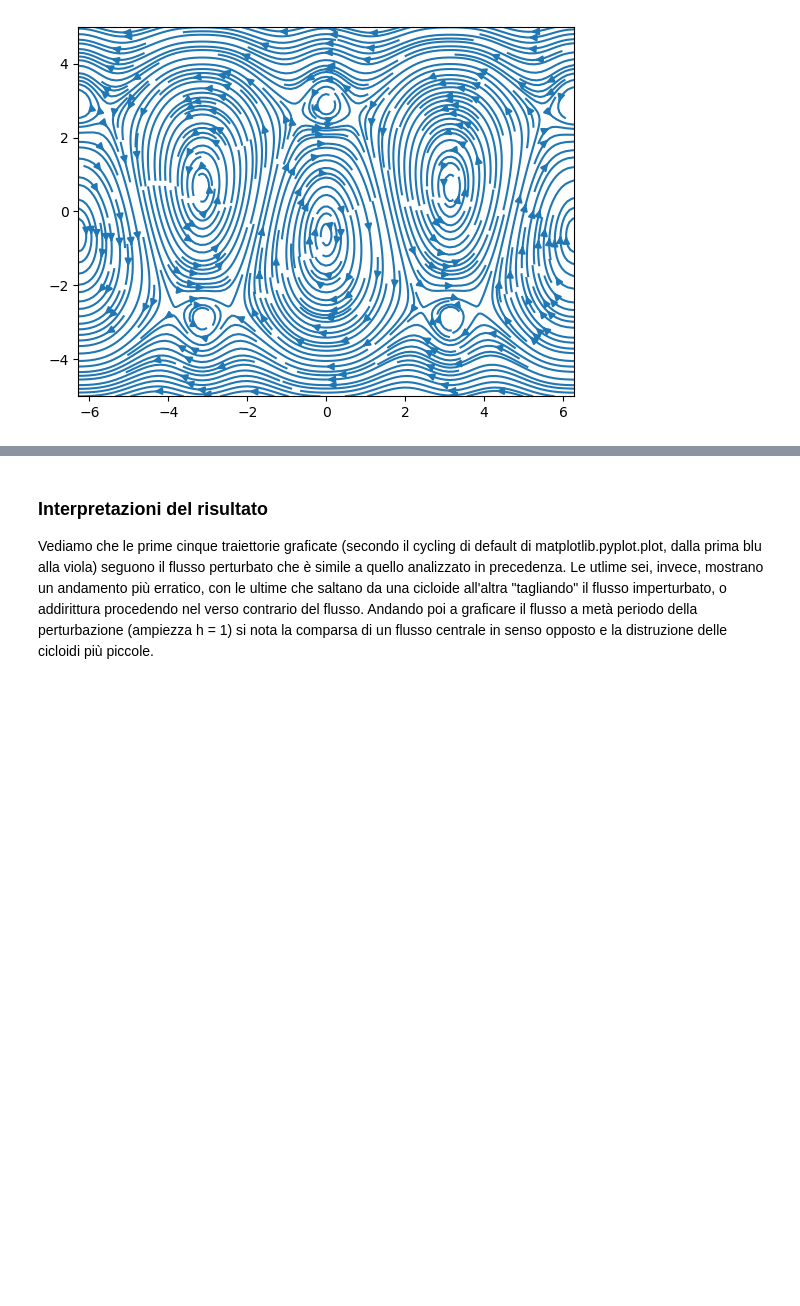
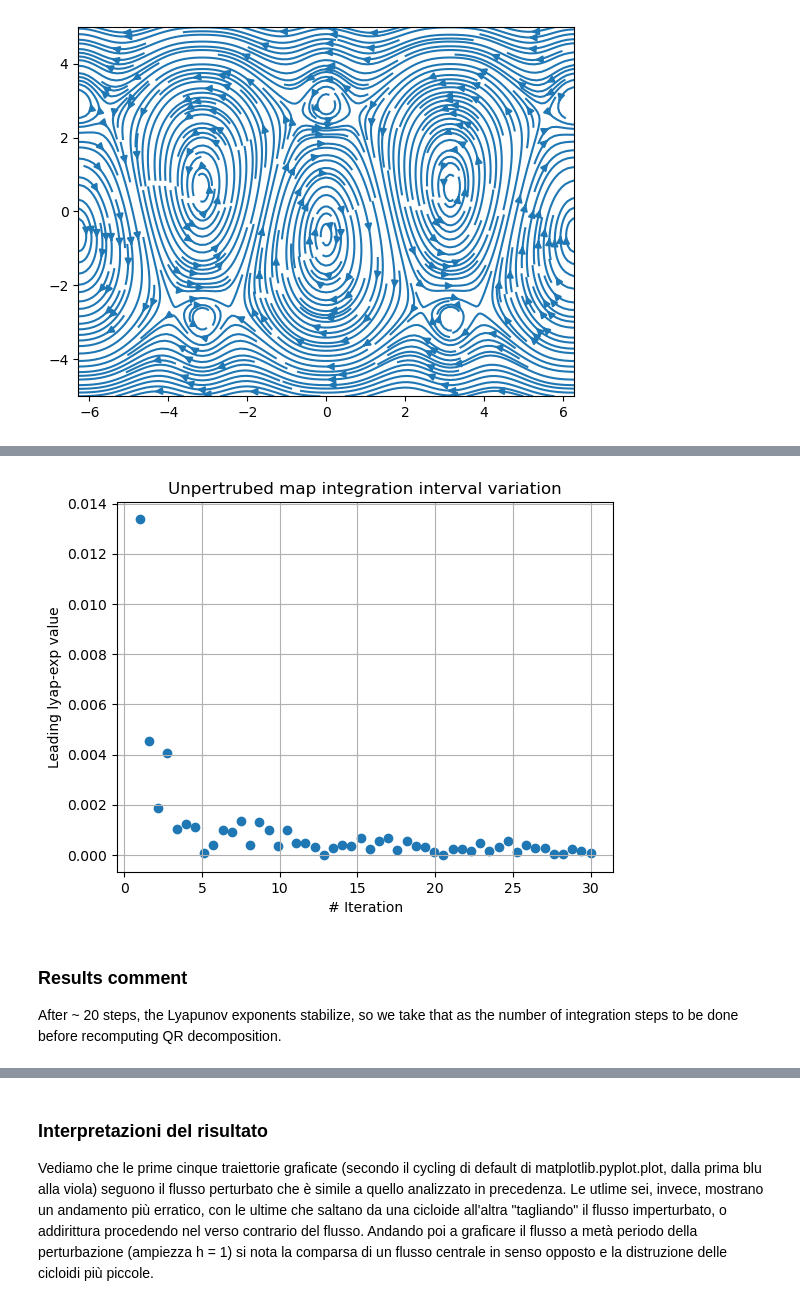
Before and after one commit to m-a-pianini/Dyna, a Jupyter notebook: experiments/samelson.ipynb, the cells around one changed output, grey strips where cells are left out. Saved outputs shown, nothing was run; the diff lists cells and outputs as text; code cells hidden in the pictures; blank space fills up the shorter version.

```diff
--- a/experiments/samelson.ipynb
+++ b/experiments/samelson.ipynb
@@ -87,0 +108,23 @@ rand_flurry = jnp.array([rng.random(100)*4*np.pi - 2*np.pi, rng.random(100)*8 -
+# %%
+# First experiment 2: lyapunov computation interval variation
+# Setup and calculations
+z0 = jnp.array([np.pi/2, 0])
+pars_list = pars.copy()
+pars_list.update({"h": 0})
+
+step_range = jnp.linspace(1, 30, 50)
+
+var_compute = make_batch_fast_lyapunov(flow=rhs, solver=solver, dt=dt, stepsize=stepsc, n_intervals=N_iters, burn_in=int(N_iters*burns), jacobian=False)
+var_lyap_ext = jax.jit(
+    jax.vmap(var_compute, in_axes=(None, None, {"A0": None, "C": None, "L": None, "h": None, "wf": None}, 0))
+)
+
+var_step_mlyap = jnp.sort(var_lyap_ext(z0, 0, pars_list, step_range*dt))[:, -1]
+# %%
+plt.scatter(step_range, var_step_mlyap)
+plt.grid(True)
+plt.xlabel("# Iteration"); plt.ylabel("Leading lyap-exp value"); plt.title("Unpertrubed map integration interval variation")
+plt.savefig(FIG_PATH + "Interval_variation.png", dpi=500)
+plt.show()
+# %% [output]
+[figure, added]
@@ -87,0 +133,3 @@ rand_flurry = jnp.array([rng.random(100)*4*np.pi - 2*np.pi, rng.random(100)*8 -
+# %% [markdown]
+### Results comment
+After ~ 20 steps, the Lyapunov exponents stabilize, so we take that as the number of integration steps to be done before recomputing QR decomposition.
```
Also changed, not shown: parts of 20 cells of this notebook, 5 other files.
